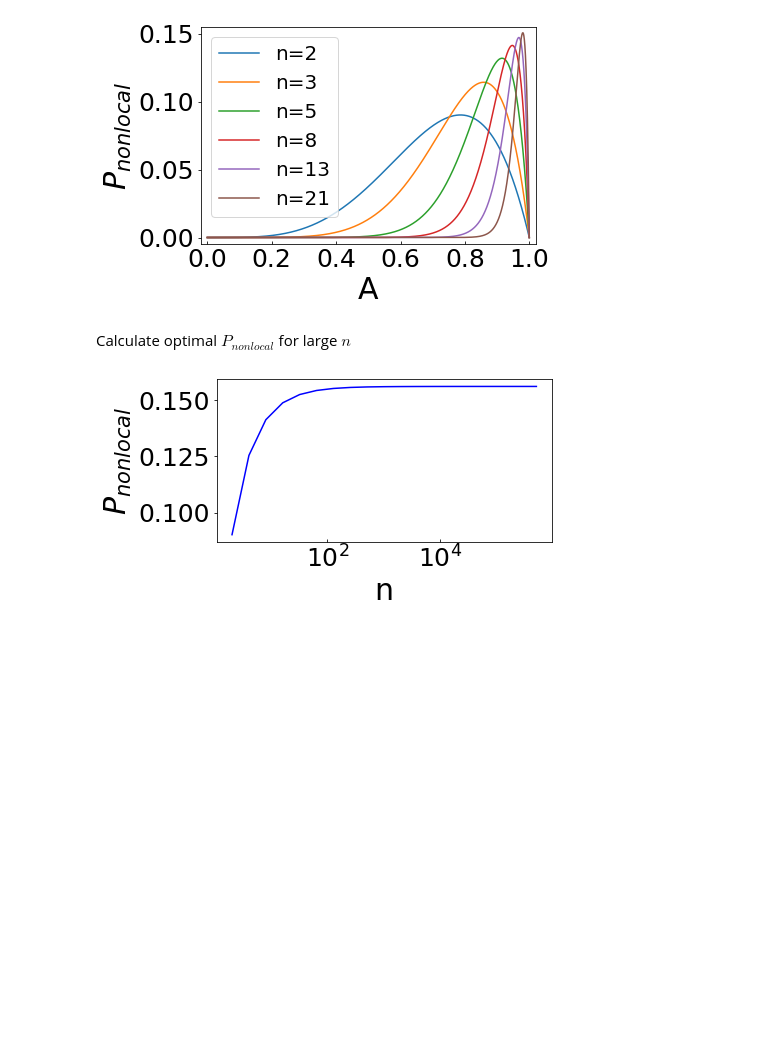
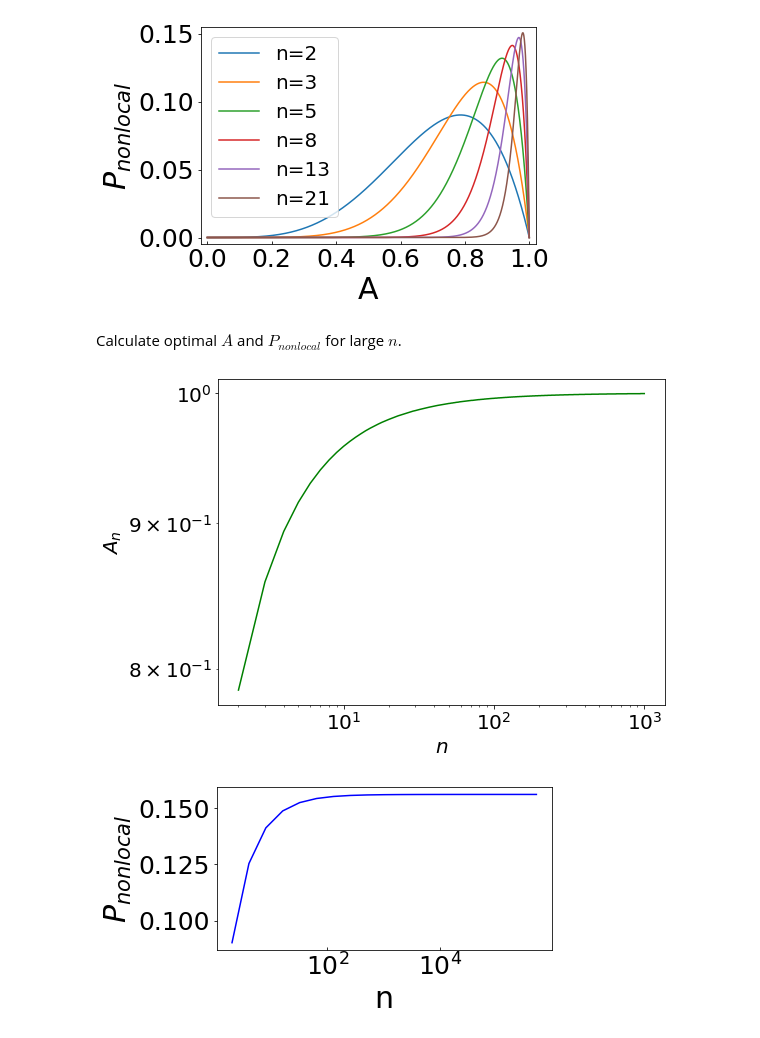
Before and after one commit to mx73/Testing-QM-on-NISQ, a Jupyter notebook: Stronger Hardys quantum nonlocality theory and simulation/n-particle-Hardy-nonlocality.ipynb, the cells around one changed output. Cells and saved outputs as stored; diff of their text form; code cells hidden in the pictures; blank space fills up the shorter version.

```diff
--- a/Stronger Hardys quantum nonlocality theory and simulation/n-particle-Hardy-nonlocality.ipynb
+++ b/Stronger Hardys quantum nonlocality theory and simulation/n-particle-Hardy-nonlocality.ipynb
@@ -182,5 +307,35 @@ plt.show()
 # %% [output]
 [figure]
 # %% [markdown]
-Calculate optimal $P_{nonlocal}$ for large $n$
+Calculate optimal $A$ and $P_{nonlocal}$ for large $n$.
+# %%
+#log-log scale
+np.seterr(divide='ignore', invalid='ignore') #ignore divide by zero warning
+plist = []
+nlist = []
+Alist = []
+fig = plt.figure(figsize=(8,6))
+ax = plt.subplot(111)
+
+for n in range(2,1000):
+    nlist.append(n)
+    x=np.linspace(0,1,10**4+1)
+    y=(x**(2*n))+n*x**(4*n-2)*(x**2-1)/(1-x**(2*n))
+    maxy0 = max(y) #find maximal nonlocal probability for each n
+    A0=x[np.nanargmax(y)]
+    plist.append(maxy0)
+    Alist.append(A0)
+
+plt.plot(nlist, Alist, color = 'green',label=r'$A_n$')
+plt.xscale('log')
+plt.yscale('log')
+plt.tick_params(axis='both', which='major', labelsize=20)
+plt.tick_params(axis='both', which='minor', labelsize=20)
+
+#plt.legend(fontsize='15',loc='upper right')#, bbox_to_anchor=(1,0.575))
+plt.xlabel(r'$n$',fontsize='20')
+plt.ylabel(r'$A_n$',fontsize='20')
+plt.show()
+# %% [output]
+[figure, added]
 # %%
```
Also changed, not shown: parts of 55 cells of this notebook.
